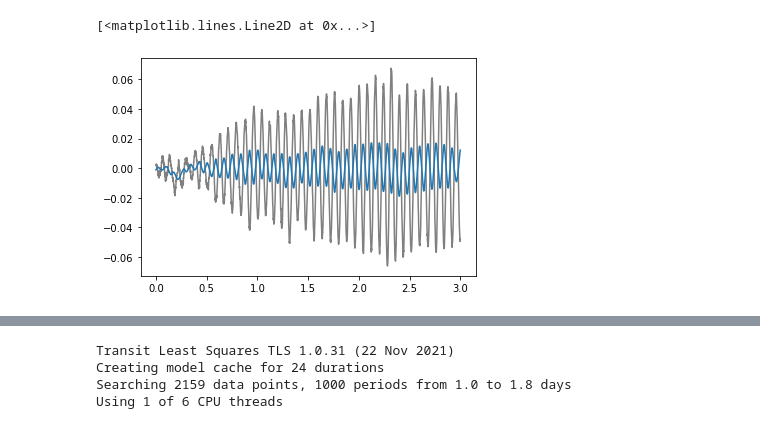
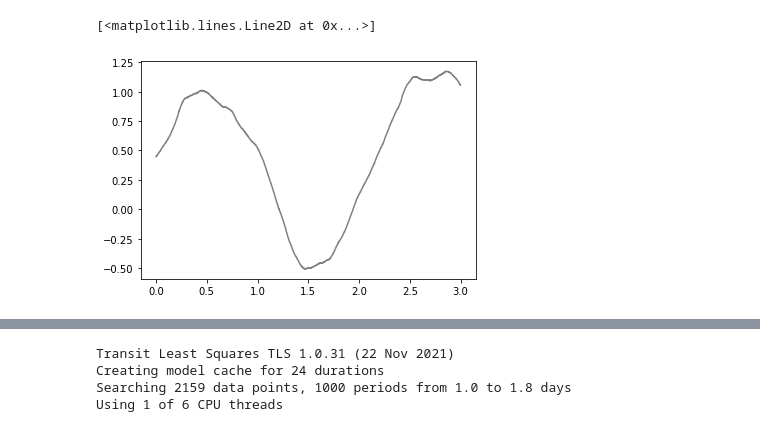
Before and after one commit to lgrcia/paper-nuance, a Jupyter notebook: workflows/synthetic_injection_recovery/notebooks/bigplot.ipynb, the cells around one changed output, grey strips where cells are left out. Cells and saved outputs as stored; diff of their text form; code cells hidden in the pictures.

```diff
--- a/workflows/synthetic_injection_recovery/notebooks/bigplot.ipynb
+++ b/workflows/synthetic_injection_recovery/notebooks/bigplot.ipynb
@@ -10,6 +13,7 @@ import matplotlib.pyplot as plt
 # %%
-params = make(amp=3, var=1)
-x, y, e = make_lc(params, 3)
+params = yaml.full_load(open("../data/dataset3/params/59.yaml", "r"))
+print(params["relative_depth"])
+print(params["relative_duration"])
+x, y, e = make_lc(params, 11)
 plt.plot(x, y, c="0.5")
-plt.plot(x, trend(x, y, params))
 # %% [output]
@@ -17,5 +22,5 @@ WARNING:jax._src.lib.xla_bridge:No GPU/TPU found, falling back to CPU. (Set TF_C
 [<matplotlib.lines.Line2D at 0x...>]
-[figure, old version]
+[figure, new version]
 # %%
 from matplotlib.patches import ConnectionPatch
 import numpy as np
```
Also changed, not shown: parts of 9 cells of this notebook, 13 other files.
